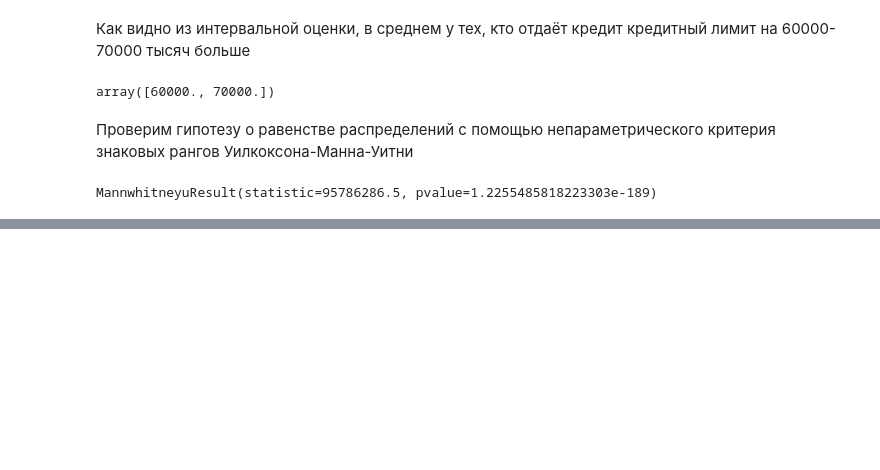
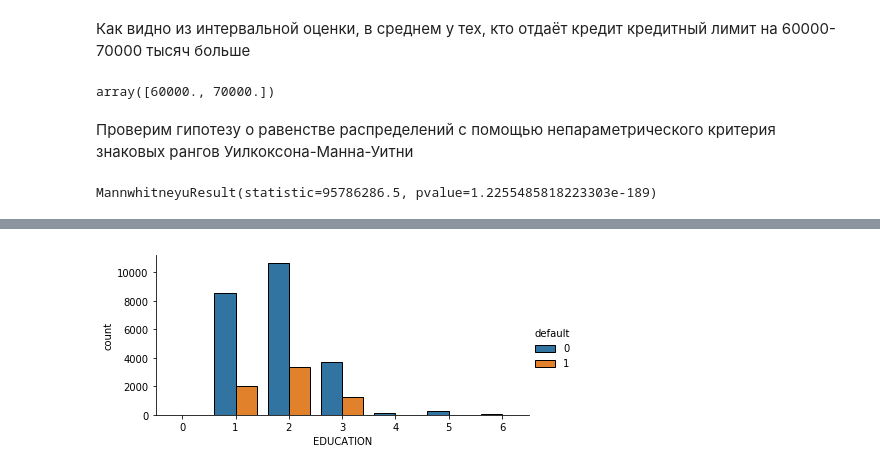
Before and after one commit to armavox/mldaspec, a Jupyter notebook: course4/notebooks/w4_Scoring.ipynb, the cells around one changed output, grey strips where cells are left out. Cells and saved outputs as stored; diff of their text form; code cells hidden in the pictures; blank space fills up the shorter version.

```diff
--- a/course4/notebooks/w4_Scoring.ipynb
+++ b/course4/notebooks/w4_Scoring.ipynb
@@ -163,0 +186,4 @@ ax.vlines(x, 0, sc.stats.poisson.pmf(x, mu), colors='b', lw=5, alpha=0.5)
+# %%
+sns.catplot(data=df, x='EDUCATION', hue='default', kind='count', aspect=2, height=3);
+# %% [output]
+[figure, added]
```
Also changed, not shown: parts of 39 cells of this notebook, 2 other files.
